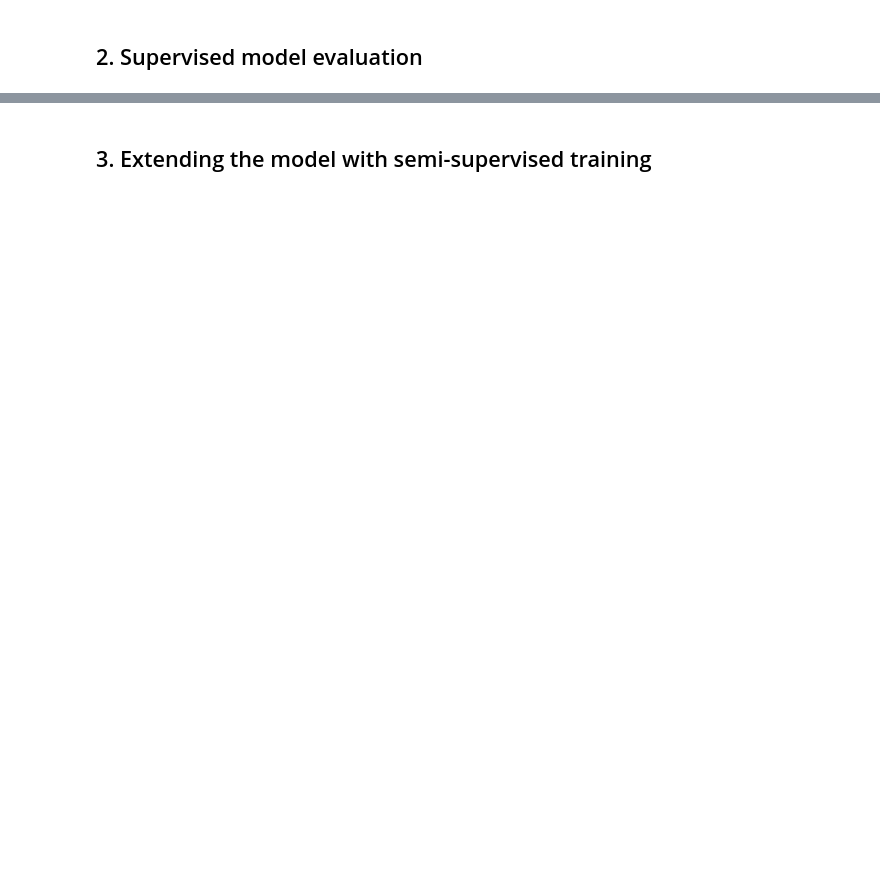
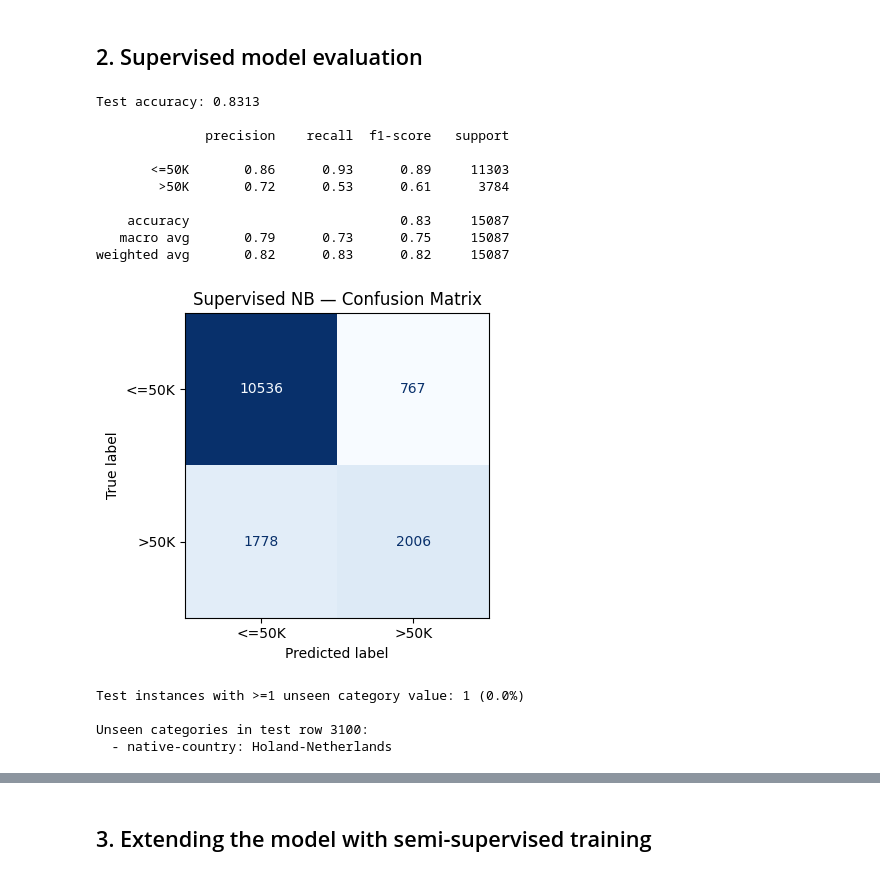
Before and after one commit to qitaoshi/Machine-Learning-Project1, a Jupyter notebook: COMP30027_2026_asst1_template.ipynb, the cells around one changed output, grey strips where cells are left out. Saved outputs shown, nothing was run; the diff lists cells and outputs as text; code cells hidden in the pictures; blank space fills up the shorter version.

```diff
--- a/COMP30027_2026_asst1_template.ipynb
+++ b/COMP30027_2026_asst1_template.ipynb
@@ -240,2 +297,49 @@ Visualising the learned Gaussian likelihoods helps assess which continuous featu
 # %% [markdown]
 ## 2. Supervised model evaluation
+# %%
+X_test, y_test = load_and_clean(f'{DATA_DIR}/adult_test.csv')
+y_pred = model.predict(X_test)
+print(f'Test accuracy: {accuracy_score(y_test, y_pred):.4f}\n')
+print(classification_report(y_test, y_pred, zero_division=0))
+
+
+# confusion matrix
+cm   = confusion_matrix(y_test, y_pred, labels=model.classes_)
+disp = ConfusionMatrixDisplay(cm, display_labels=model.classes_)
+fig, ax = plt.subplots(figsize=(5, 4))
+disp.plot(ax=ax, colorbar=False, cmap='Blues')
+ax.set_title('Supervised NB — Confusion Matrix')
+plt.tight_layout()
+plt.show()
+
+raw = model.encoder.transform(X_test[CATEGORICAL_FEATURES])
+oov_mask = (raw == -1).any(axis=1)
+print(f'Test instances with >=1 unseen category value: '
+      f'{oov_mask.sum()} ({100*oov_mask.sum()/len(X_test):.1f}%)')
+
+
+if oov_mask.any():
+    oov_rows = np.where(oov_mask)[0]
+    for ridx in oov_rows:
+        unseen_cols = np.where(raw[ridx] == -1)[0]
+        print(f'\nUnseen categories in test row {ridx}:')
+        for cidx in unseen_cols:
+            feat = CATEGORICAL_FEATURES[cidx]
+            val = X_test.iloc[ridx][feat]
+            print(f'  - {feat}: {val}')
+# %% [output]
+Test accuracy: 0.8313
+
+              precision    recall  f1-score   support
+
+       <=50K       0.86      0.93      0.89     11303
+        >50K       0.72      0.53      0.61      3784
+
+    accuracy                           0.83     15087
+   macro avg       0.79      0.73      0.75     15087
+weighted avg       0.82      0.83      0.82     15087
+[figure, added]
+Test instances with >=1 unseen category value: 1 (0.0%)
+
+Unseen categories in test row 3100:
+  - native-country: Holand-Netherlands
```
Also changed, not shown: parts of 15 cells of this notebook, 1 other file.
